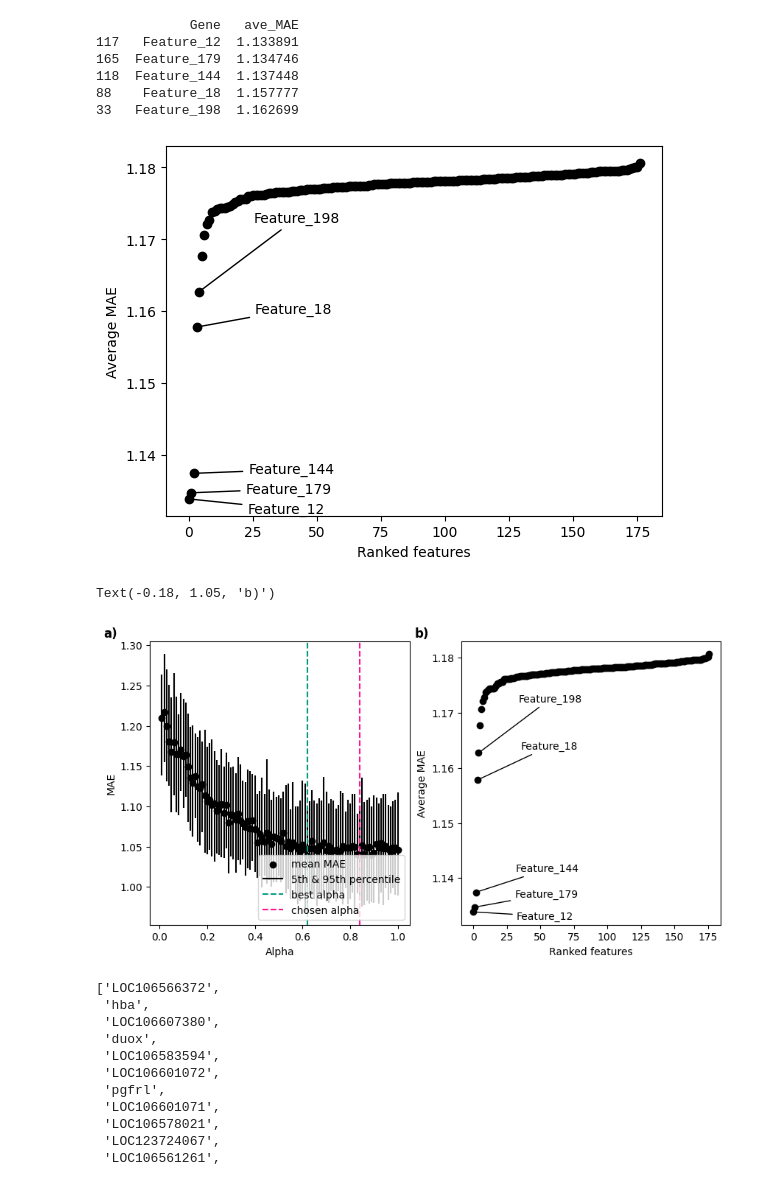
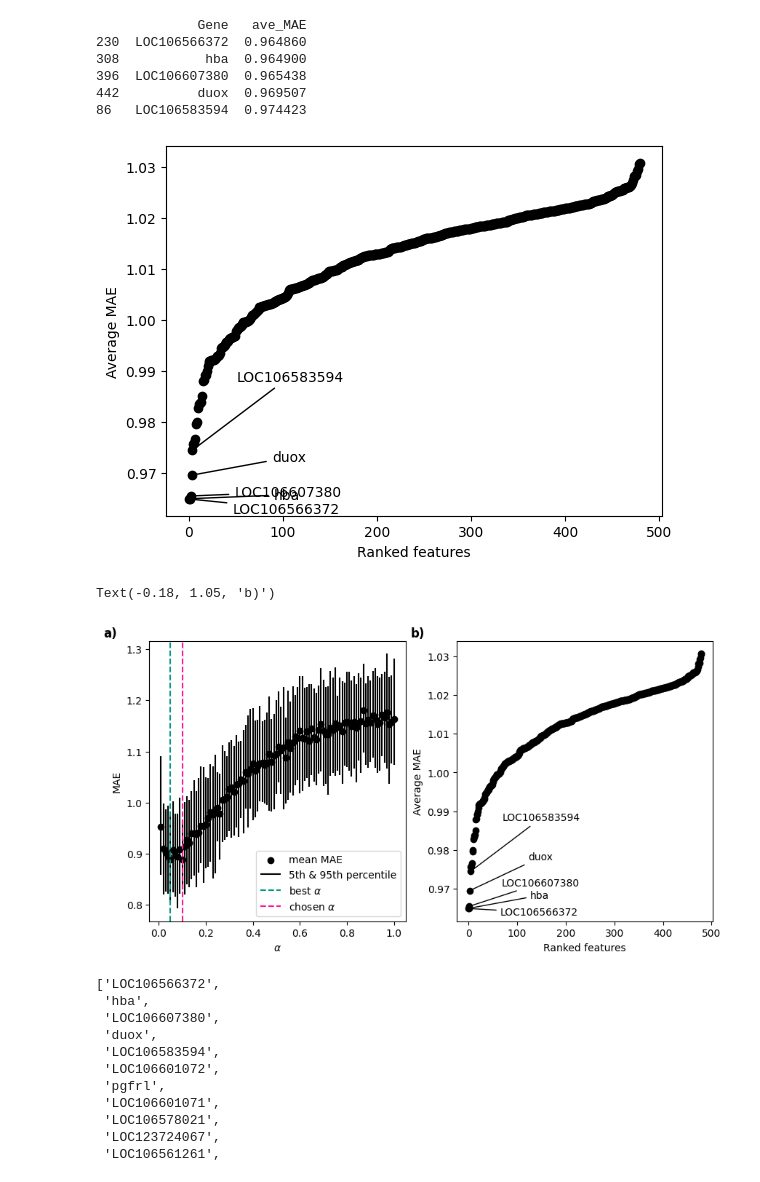
Before and after one commit to EBI-Metagenomics/causal_multi-omics_recommender, a Jupyter notebook: code/LGR/LGR_plot.ipynb, the cells around one changed output. Drawn from its saved outputs; the diff is of its cells as text; code cells hidden in the pictures.

```diff
--- a/code/LGR/LGR_plot.ipynb
+++ b/code/LGR/LGR_plot.ipynb
@@ -24,0 +8,5 @@ alpha_screen
+# %%
+alpha_screen = pd.read_csv("../../data/LGR_transcriptome/alpha_mae_df_1.csv", index_col=0)
+mae_df = pd.read_csv("../../data/LGR_transcriptome/results_ave_mae_1.csv", index_col=0)
+salmon_GO = pd.read_csv("../../data/salmon_GO_annotations.tsv", sep='\t')
+salmon_GO
@@ -93,3 +94,0 @@ plt.legend(loc="lower right")
-# %%
-mae_df = pd.read_csv("../../data/results_ave_mae_magnet.csv", index_col=0)
-mae_df
@@ -109,0 +95,3 @@ mae_df
+# %%
+# Rename for plotting
+mae_df["Gene"] = mae_df["Gene"].astype(str).str.replace('_', ' ')
@@ -128,46 +132,46 @@ plt.ylabel("Average MAE")
 plt.xlabel("Ranked features")
 plt.show()
 # %% [output]
-            Gene   ave_MAE
-117   Feature_12  1.133891
-165  Feature_179  1.134746
-118  Feature_144  1.137448
-88    Feature_18  1.157777
-33   Feature_198  1.162699
+             Gene   ave_MAE
+230  LOC106566372  0.964860
+308           hba  0.964900
+396  LOC106607380  0.965438
+442          duox  0.969507
+86   LOC106583594  0.974423
-[figure, old version]
+[figure, new version]
 # %%
 fig, (ax1, ax2) = plt.subplots(1, 2, figsize=(10, 5))  # 1 row, 2 columns
 
 ax1.scatter(x=alpha_screen.alphas,
             y= alpha_screen.mae_list,
             c='k',
             label="mean MAE")
 ax1.vlines(alpha_screen.alphas,
            error_low,
            error_high,
            colors='k',
            label = "5th & 95th percentile")
-ax1.axvline(x=best_alpha, color=light_green, linestyle='--', label = "best alpha")
-ax1.axvline(x=chosen_alpha, color=pink, linestyle='--', label = "chosen alpha")
-ax1.set_xlabel("Alpha")
+ax1.axvline(x=best_alpha, color=light_green, linestyle='--', label = r"best $\alpha$")
+ax1.axvline(x=chosen_alpha, color=pink, linestyle='--', label = r"chosen $\alpha$")
+ax1.set_xlabel(r'$\alpha$')
 ax1.set_ylabel("MAE")
 ax1.legend(loc="lower right")
 
 ax2.scatter(x, y, c='k')
 ax2.annotate(feature_list[0], (x[0], y[0]), textcoords="offset points", xytext=(70,-7), ha='center', arrowprops=dict(arrowstyle="-", connectionstyle="arc3"))
 ax2.annotate(feature_list[1], (x[1], y[1]), textcoords="offset points", xytext=(70,10), ha='center', arrowprops=dict(arrowstyle="-", connectionstyle="arc3"))
 ax2.annotate(feature_list[2], (x[2], y[2]), textcoords="offset points", xytext=(70,20), ha='center', arrowprops=dict(arrowstyle="-", connectionstyle="arc3"))
 ax2.annotate(feature_list[3], (x[3], y[3]), textcoords="offset points", xytext=(70,30), ha='center', arrowprops=dict(arrowstyle="-", connectionstyle="arc3"))
 ax2.annotate(feature_list[4], (x[4], y[4]), textcoords="offset points", xytext=(70,50), ha='center', arrowprops=dict(arrowstyle="-", connectionstyle="arc3"))
 
 ax2.set_ylabel("Average MAE")
 ax2.set_xlabel("Ranked features")
 
 ax1.text(-0.18, 1.05, 'a)', transform=ax1.transAxes, fontsize=12, fontweight='bold', va='top')
 ax2.text(-0.18, 1.05, 'b)', transform=ax2.transAxes, fontsize=12, fontweight='bold', va='top')
 # %% [output]
 Text(-0.18, 1.05, 'b)')
-[figure, old version]
+[figure, new version]
 # %%
 # Top genes
 top20genes = list(mae_df.head(20)["Gene"])
```
Also changed, not shown: parts of 15 cells of this notebook, 3 other files.
